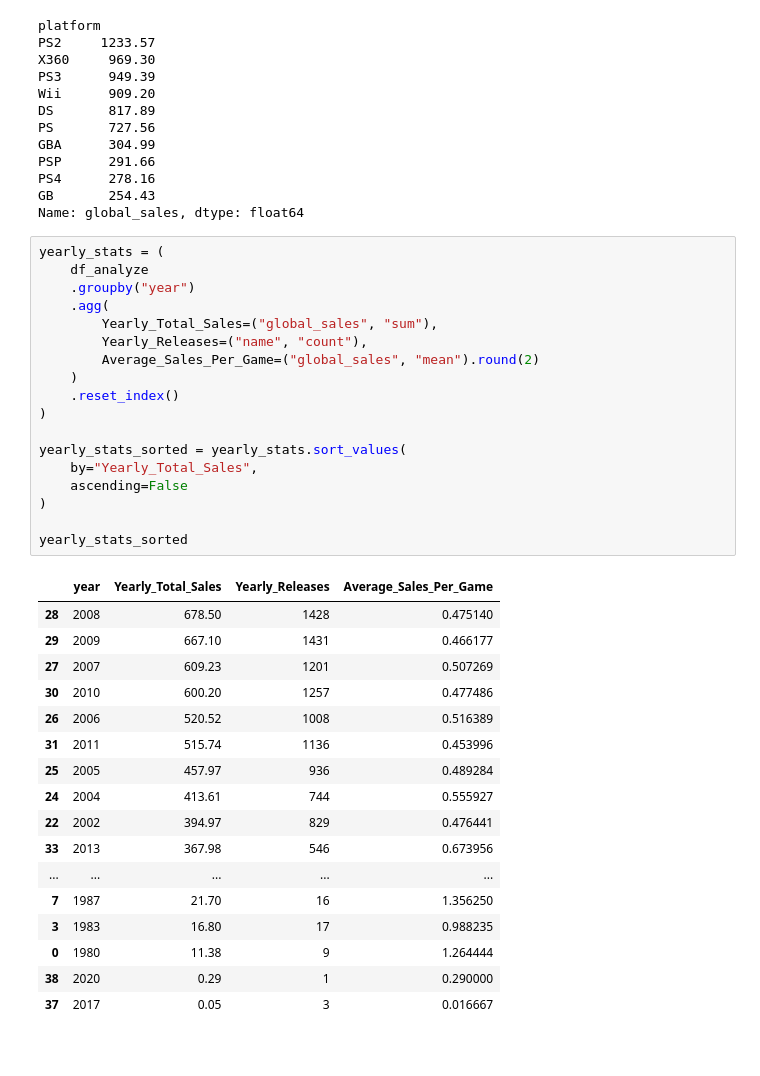
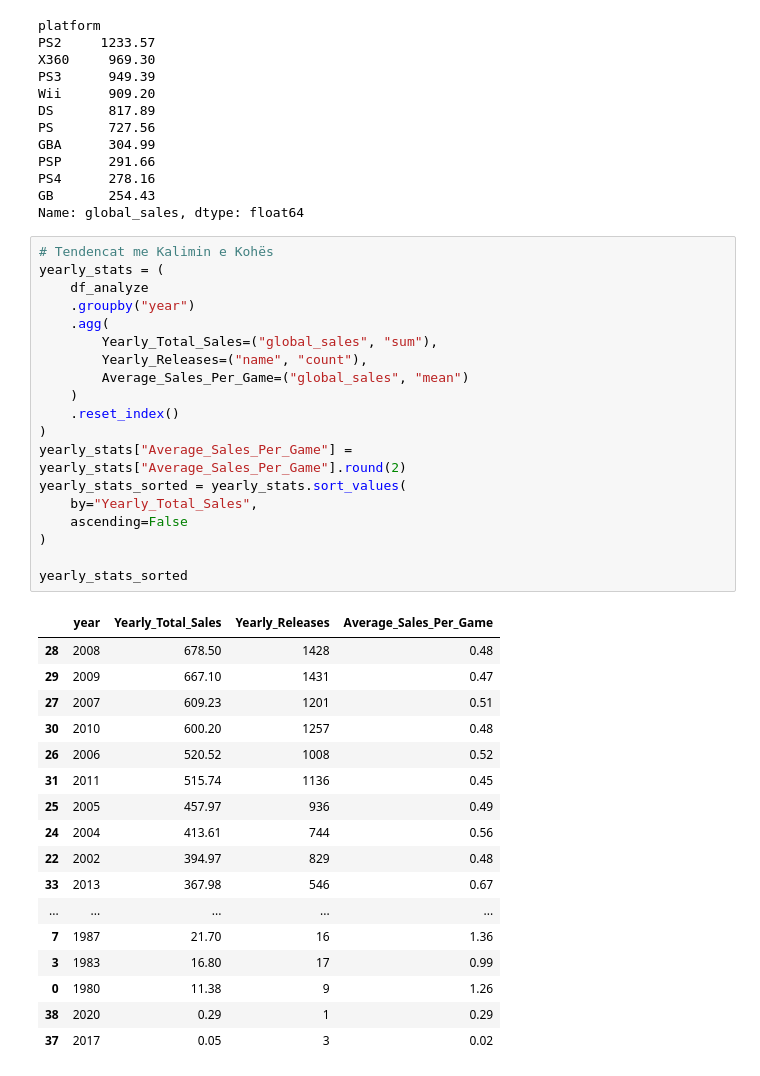
Before and after one commit to VocaDev/DataCleaningExercises, a Jupyter notebook: Video Games Sales/Visualizing.ipynb, the cells around one changed output. Cells and saved outputs as stored; diff of their text form.

```diff
--- a/Video Games Sales/Visualizing.ipynb
+++ b/Video Games Sales/Visualizing.ipynb
@@ -85,38 +86,39 @@ PS4      278.16
 GB       254.43
 Name: global_sales, dtype: float64
 # %%
+# Tendencat me Kalimin e Kohës
 yearly_stats = (
     df_analyze
     .groupby("year")
     .agg(
         Yearly_Total_Sales=("global_sales", "sum"),
         Yearly_Releases=("name", "count"),
-        Average_Sales_Per_Game=("global_sales", "mean").round(2)
+        Average_Sales_Per_Game=("global_sales", "mean")
     )
     .reset_index()
 )
-
+yearly_stats["Average_Sales_Per_Game"] = yearly_stats["Average_Sales_Per_Game"].round(2)
 yearly_stats_sorted = yearly_stats.sort_values(
     by="Yearly_Total_Sales",
     ascending=False
 )
 
 yearly_stats_sorted
 # %% [output]
 |  | year | Yearly_Total_Sales | Yearly_Releases | Average_Sales_Per_Game |
-| 28 | 2008 | 678.50 | 1428 | 0.475140 |
-| 29 | 2009 | 667.10 | 1431 | 0.466177 |
-| 27 | 2007 | 609.23 | 1201 | 0.507269 |
-| 30 | 2010 | 600.20 | 1257 | 0.477486 |
-| 26 | 2006 | 520.52 | 1008 | 0.516389 |
-| 31 | 2011 | 515.74 | 1136 | 0.453996 |
-| 25 | 2005 | 457.97 | 936 | 0.489284 |
-| 24 | 2004 | 413.61 | 744 | 0.555927 |
-| 22 | 2002 | 394.97 | 829 | 0.476441 |
-| 33 | 2013 | 367.98 | 546 | 0.673956 |
+| 28 | 2008 | 678.50 | 1428 | 0.48 |
+| 29 | 2009 | 667.10 | 1431 | 0.47 |
+| 27 | 2007 | 609.23 | 1201 | 0.51 |
+| 30 | 2010 | 600.20 | 1257 | 0.48 |
+| 26 | 2006 | 520.52 | 1008 | 0.52 |
+| 31 | 2011 | 515.74 | 1136 | 0.45 |
+| 25 | 2005 | 457.97 | 936 | 0.49 |
+| 24 | 2004 | 413.61 | 744 | 0.56 |
+| 22 | 2002 | 394.97 | 829 | 0.48 |
+| 33 | 2013 | 367.98 | 546 | 0.67 |
 | ... | ... | ... | ... | ... |
-| 7 | 1987 | 21.70 | 16 | 1.356250 |
-| 3 | 1983 | 16.80 | 17 | 0.988235 |
-| 0 | 1980 | 11.38 | 9 | 1.264444 |
-| 38 | 2020 | 0.29 | 1 | 0.290000 |
-| 37 | 2017 | 0.05 | 3 | 0.016667 |
+| 7 | 1987 | 21.70 | 16 | 1.36 |
+| 3 | 1983 | 16.80 | 17 | 0.99 |
+| 0 | 1980 | 11.38 | 9 | 1.26 |
+| 38 | 2020 | 0.29 | 1 | 0.29 |
+| 37 | 2017 | 0.05 | 3 | 0.02 |
```
Also changed, not shown: parts of 14 cells of this notebook, 2 other files.
